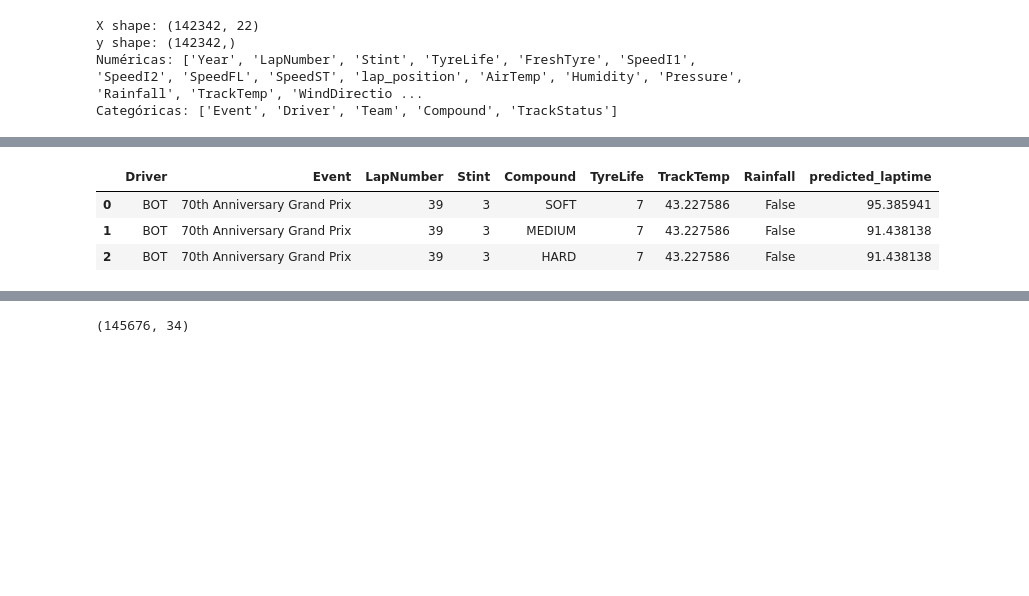
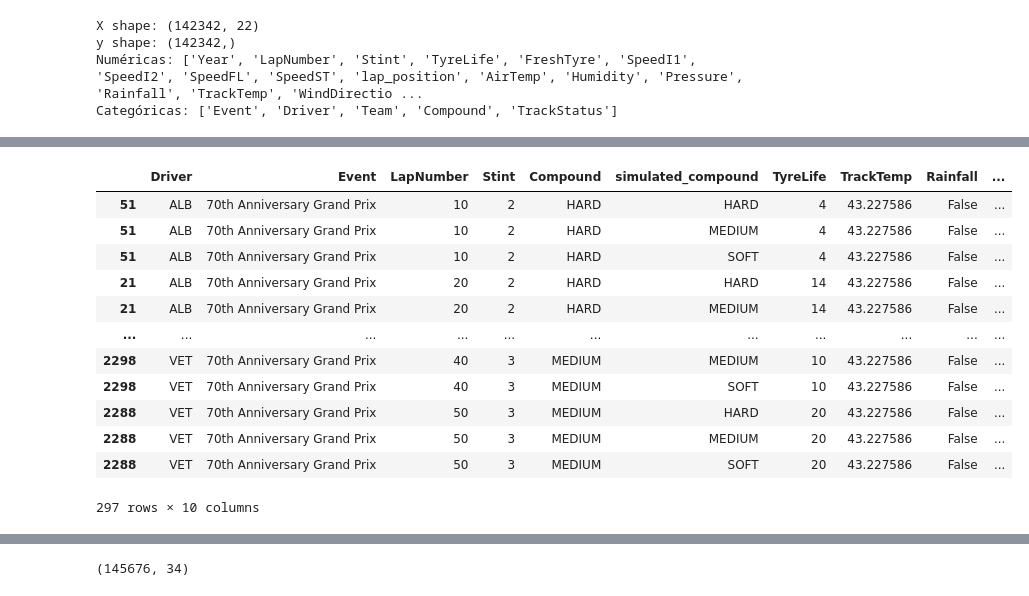
Before and after one commit to LorenaValero20/proyecto-f1, a Jupyter notebook: Simulación1.ipynb, the cells around one changed output, grey strips where cells are left out. Cells and saved outputs as stored; diff of their text form; code cells hidden in the pictures; blank space fills up the shorter version.

```diff
--- a/Simulación1.ipynb
+++ b/Simulación1.ipynb
@@ -397,0 +368,18 @@ display(base_row)
+# %%
+df_base = X_sim
+
+feature_cols = X_sim.columns.tolist()
+
+base_rows = df_base[
+    (df_base["Event"] == "70th Anniversary Grand Prix") &
+    (df_base["LapNumber"] % 10 == 0) &
+    (df_base["Rainfall"] == False) &
+    (df_base["Compound"].isin(["SOFT", "MEDIUM", "HARD"]))
+].copy()
+
+base_rows = base_rows.sort_values(["Driver", "LapNumber"])
+
+display(base_rows[[
+    "Driver", "Event", "LapNumber", "Stint",
+    "Compound", "TyreLife", "TrackTemp", "Rainfall"
+]])
@@ -398,32 +400,46 @@ display(base_row)
 # %%
-# Escenario 1: comparar compuestos en seco
 compound_options = ["SOFT", "MEDIUM", "HARD"]
-
 scenarios_compound = []
 
-for comp in compound_options:
-    row = base_row.copy()
-    row["Compound"] = comp
-    row["Rainfall"] = False
+for _, base_row in base_rows.iterrows():
+    for comp in compound_options:
+        row = base_row[feature_cols].copy()
+        row["Compound"] = comp
+        row["Rainfall"] = False
 
-    pred = model_sim.predict(row)[0]
+        row_df = pd.DataFrame([row], columns=feature_cols)
+        pred = model_sim.predict(row_df)[0]
 
-    out = row.copy()
-    out["scenario_type"] = "compound_dry"
-    out["scenario_value"] = comp
-    out["predicted_laptime"] = pred
-    scenarios_compound.append(out)
+        out = base_row.copy()
+        out["scenario_type"] = "compound_dry"
+        out["scenario_value"] = comp
+        out["simulated_compound"] = comp
+        out["predicted_laptime"] = pred
 
-sim_compound_dry = pd.concat(scenarios_compound, ignore_index=True)
+        scenarios_compound.append(out)
 
-display(sim_compound_dry[[
-    "Driver", "Event", "LapNumber", "Stint",
-    "Compound", "TyreLife", "TrackTemp", "Rainfall",
-    "predicted_laptime"
-]])
+sim_compound_dry = pd.DataFrame(scenarios_compound)
+
+display(
+    sim_compound_dry[[
+        "Driver", "Event", "LapNumber", "Stint",
+        "Compound", "simulated_compound",
+        "TyreLife", "TrackTemp", "Rainfall",
+        "predicted_laptime"
+    ]].sort_values(["Driver", "LapNumber", "simulated_compound"])
+)
 # %% [output]
-|  | Driver | Event | LapNumber | Stint | Compound | TyreLife | TrackTemp | Rainfall | predicted_laptime |
-| 0 | BOT | 70th Anniversary Grand Prix | 39 | 3 | SOFT | 7 | 43.227586 | False | 95.385941 |
-| 1 | BOT | 70th Anniversary Grand Prix | 39 | 3 | MEDIUM | 7 | 43.227586 | False | 91.438138 |
-| 2 | BOT | 70th Anniversary Grand Prix | 39 | 3 | HARD | 7 | 43.227586 | False | 91.438138 |
+|  | Driver | Event | LapNumber | Stint | Compound | simulated_compound | TyreLife | TrackTemp | Rainfall | ... |
+| 51 | ALB | 70th Anniversary Grand Prix | 10 | 2 | HARD | HARD | 4 | 43.227586 | False | ... |
+| 51 | ALB | 70th Anniversary Grand Prix | 10 | 2 | HARD | MEDIUM | 4 | 43.227586 | False | ... |
+| 51 | ALB | 70th Anniversary Grand Prix | 10 | 2 | HARD | SOFT | 4 | 43.227586 | False | ... |
+| 21 | ALB | 70th Anniversary Grand Prix | 20 | 2 | HARD | HARD | 14 | 43.227586 | False | ... |
+| 21 | ALB | 70th Anniversary Grand Prix | 20 | 2 | HARD | MEDIUM | 14 | 43.227586 | False | ... |
+| ... | ... | ... | ... | ... | ... | ... | ... | ... | ... | ... |
+| 2298 | VET | 70th Anniversary Grand Prix | 40 | 3 | MEDIUM | MEDIUM | 10 | 43.227586 | False | ... |
+| 2298 | VET | 70th Anniversary Grand Prix | 40 | 3 | MEDIUM | SOFT | 10 | 43.227586 | False | ... |
+| 2288 | VET | 70th Anniversary Grand Prix | 50 | 3 | MEDIUM | HARD | 20 | 43.227586 | False | ... |
+| 2288 | VET | 70th Anniversary Grand Prix | 50 | 3 | MEDIUM | MEDIUM | 20 | 43.227586 | False | ... |
+| 2288 | VET | 70th Anniversary Grand Prix | 50 | 3 | MEDIUM | SOFT | 20 | 43.227586 | False | ... |
+297 rows × 10 columns
 # %%
```
Also changed, not shown: parts of 37 cells of this notebook.
